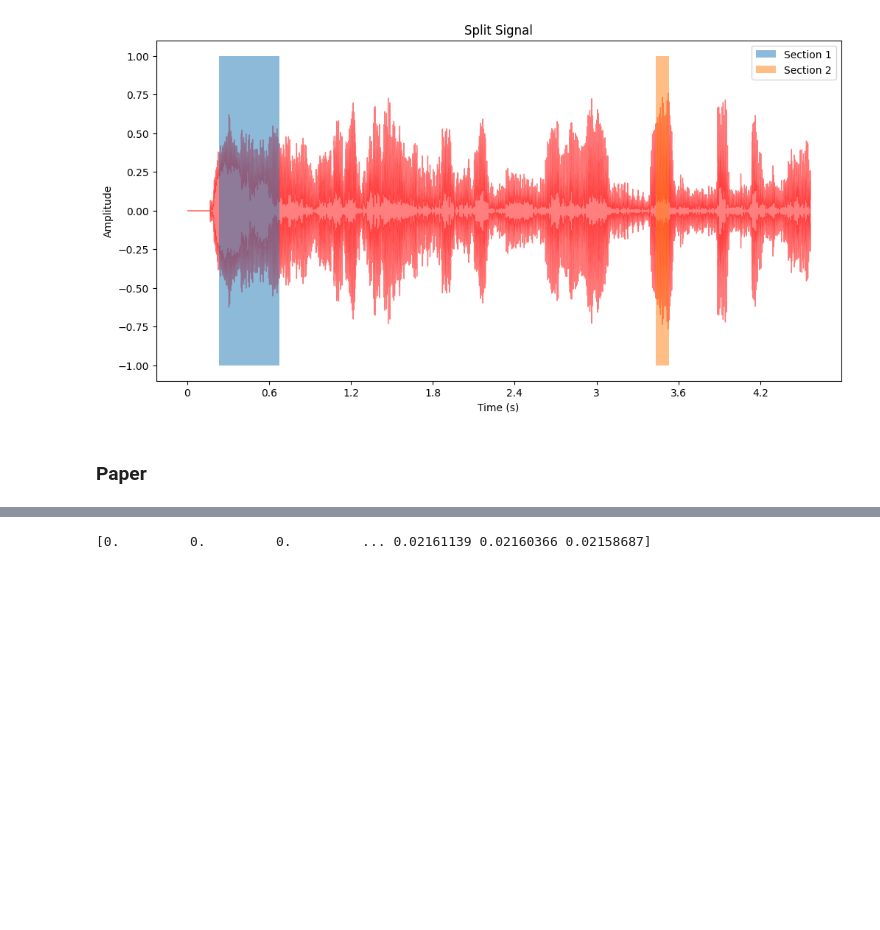
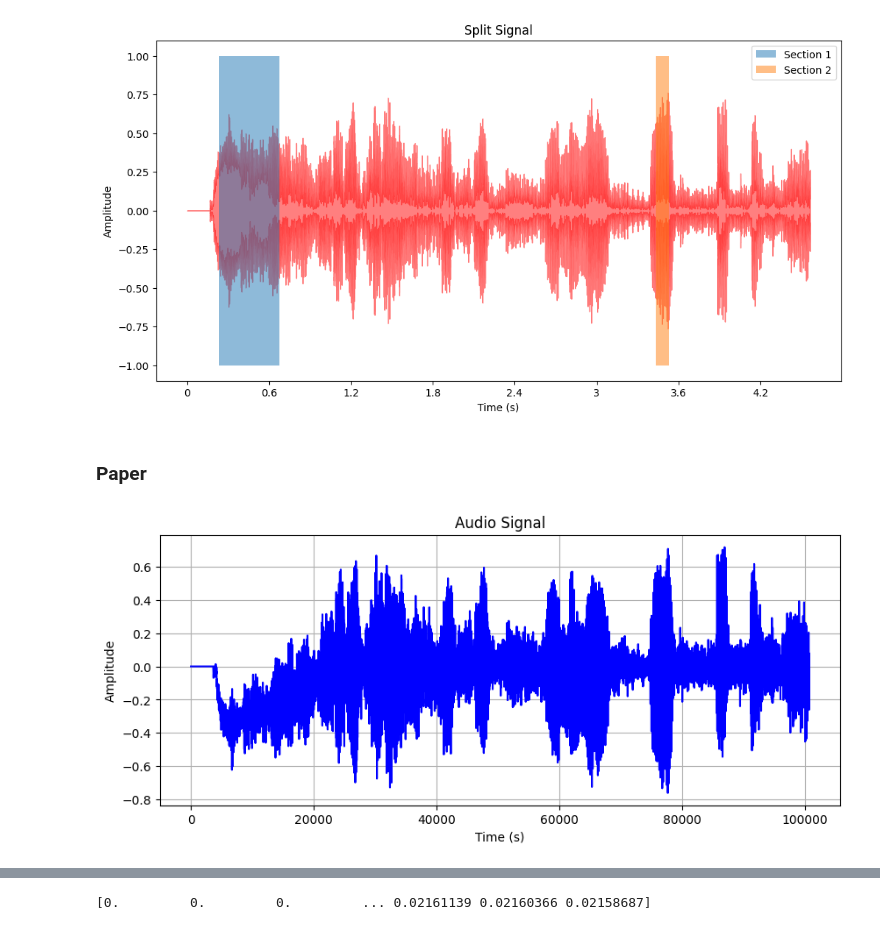
Before and after one commit to cvhkr19/AI-in-speech-processing, a Jupyter notebook: lab3/Lab03.ipynb, the cells around one changed output, grey strips where cells are left out. Drawn from its saved outputs; the diff is of its cells as text; code cells hidden in the pictures; blank space fills up the shorter version.

```diff
--- a/lab3/Lab03.ipynb
+++ b/lab3/Lab03.ipynb
@@ -94,3 +94,17 @@ for k in range(len(y)-N+1):
     for i in range(k,N+k):
         sum += y[i]*y[i]
     Ek.append((1/N)*sum)
+# %%
+import matplotlib.pyplot as plt
+import numpy as np
+T = 4
+t = np.linspace(0, T, int(T * sr), endpoint=False)  # Time vector
+plt.figure(figsize=(10, 4))
+plt.plot(y, color='blue')
+plt.title('Audio Signal')
+plt.xlabel('Time (s)')
+plt.ylabel('Amplitude')
+plt.grid(True)
+plt.show()
+# %% [output]
+[figure, added]
```
Also changed, not shown: parts of 7 cells of this notebook.
